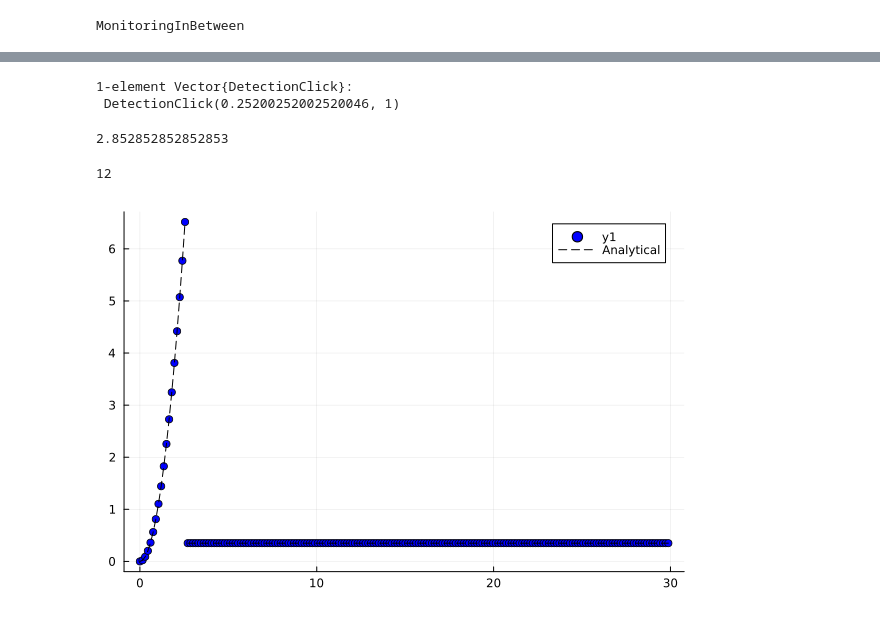
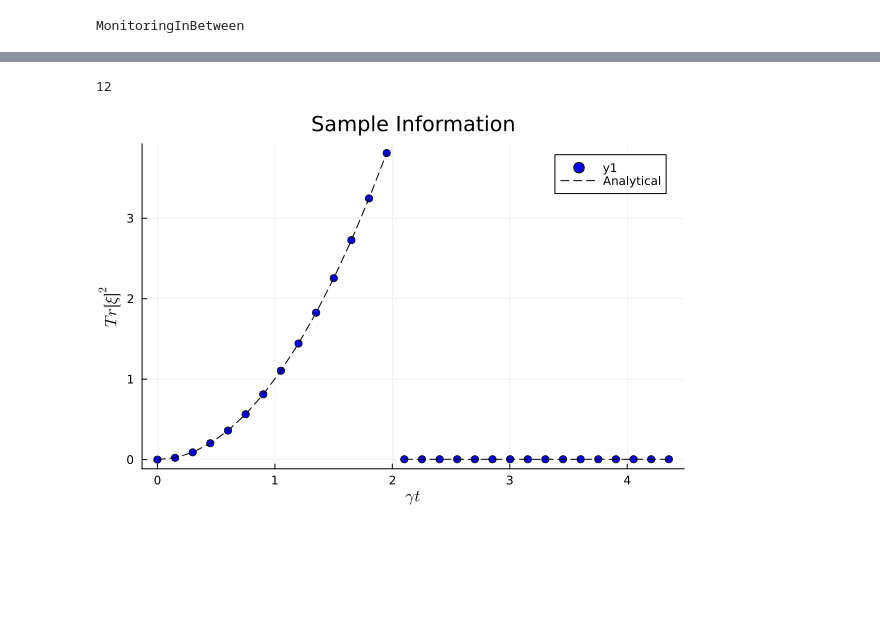
Before and after one commit to Ste1nb0cK/QuTaM.jl, a Jupyter notebook: notebooks/FisherInformation.ipynb, the cells around one changed output, grey strips where cells are left out. Drawn from its saved outputs; the diff is of its cells as text; code cells hidden in the pictures; blank space fills up the shorter version.

```diff
--- a/notebooks/FisherInformation.ipynb
+++ b/notebooks/FisherInformation.ipynb
@@ -47,7 +47,7 @@ sys = System(H, # Hamiltonian
 params = SimulParameters(psi0,
     150.0, # Final time. Set very long so that all trajectories jump
     1, # seed
-    250, # Number of trajectories
+    10_000, # Number of trajectories
     100_000, # Number of samples in the finegrid
     4.0, # Multiplier to use in the fine grid
     1e-3 # Tolerance for passing Dark state test
@@ -299,12 +289,3 @@ sample_xi[20, :, :, 20]
-# %%
-sample_clicks[20]
-# %% [output]
-1-element Vector{DetectionClick}:
- DetectionClick(0.25200252002520046, 1)
-# %%
-t_given[20]
-# %% [output]
-2.852852852852853
 # %%
 fi_sample = Array{Float64}(undef, ntimes, params.ntraj)
 for k in 1:params.ntraj
@@ -323,24 +304,25 @@ jump_index
 # %%
 FI = dropdims(mean(fi_sample, dims=2), dims=2);
 # %%
-trajindex = 25
+trajindex = 40
 jump_index = 1
 while t_given[jump_index] < sample_clicks[trajindex][1].time
     jump_index = 1 + jump_index
 end
 pre_jump_range = 1:(jump_index-1)
-post_jump_range = jump_index:200
+post_jump_range = jump_index:30
 t_prejump = t_given[pre_jump_range]
 fi_prejump = fi_sample[pre_jump_range, trajindex]
 
-scatter(t_prejump, fi_prejump, color="blue")
+scatter(t_prejump, fi_prejump, color="blue", title="Sample Information", xlabel=L"\gamma t",
+    ylabel=L"Tr[\xi]^2")
 plot!(t_prejump, t_prejump.^2, label="Analytical", line=:dash, color="black")
 
 t_postjump = t_given[post_jump_range]
 fi_postjump = fi_sample[post_jump_range, trajindex]
 analytical_postjump = ones(Float64, size(t_postjump)) * ((1-gamma*sample_clicks[trajindex][1].time)/ gamma )^2
 
 scatter!(t_postjump, fi_postjump, color="blue", label=false)
 plot!(t_postjump, analytical_postjump, label=false, line=:dash, color="black", )
 # %% [output]
-[figure, old version]
+[figure, new version]
```
Also changed, not shown: parts of 6 cells of this notebook.
